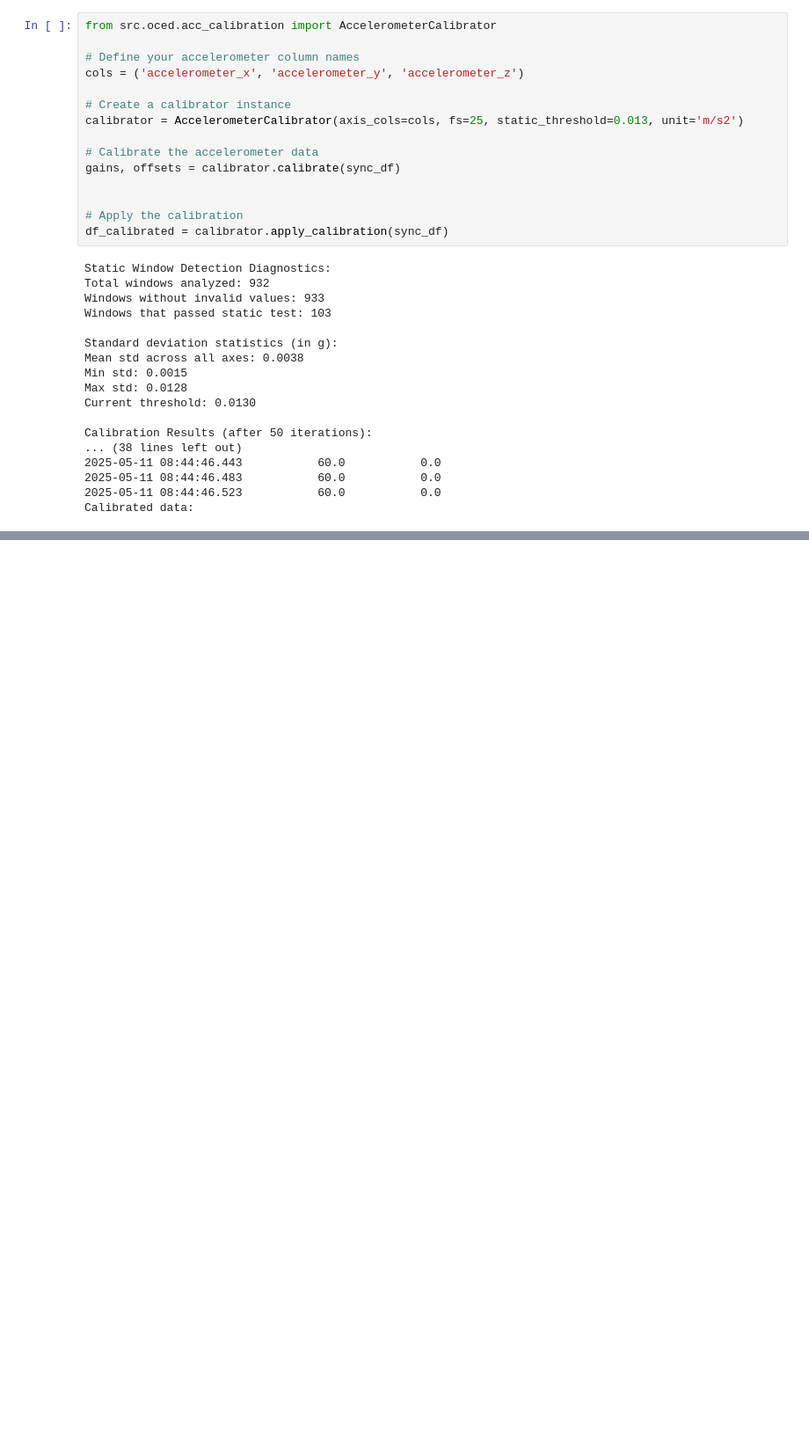
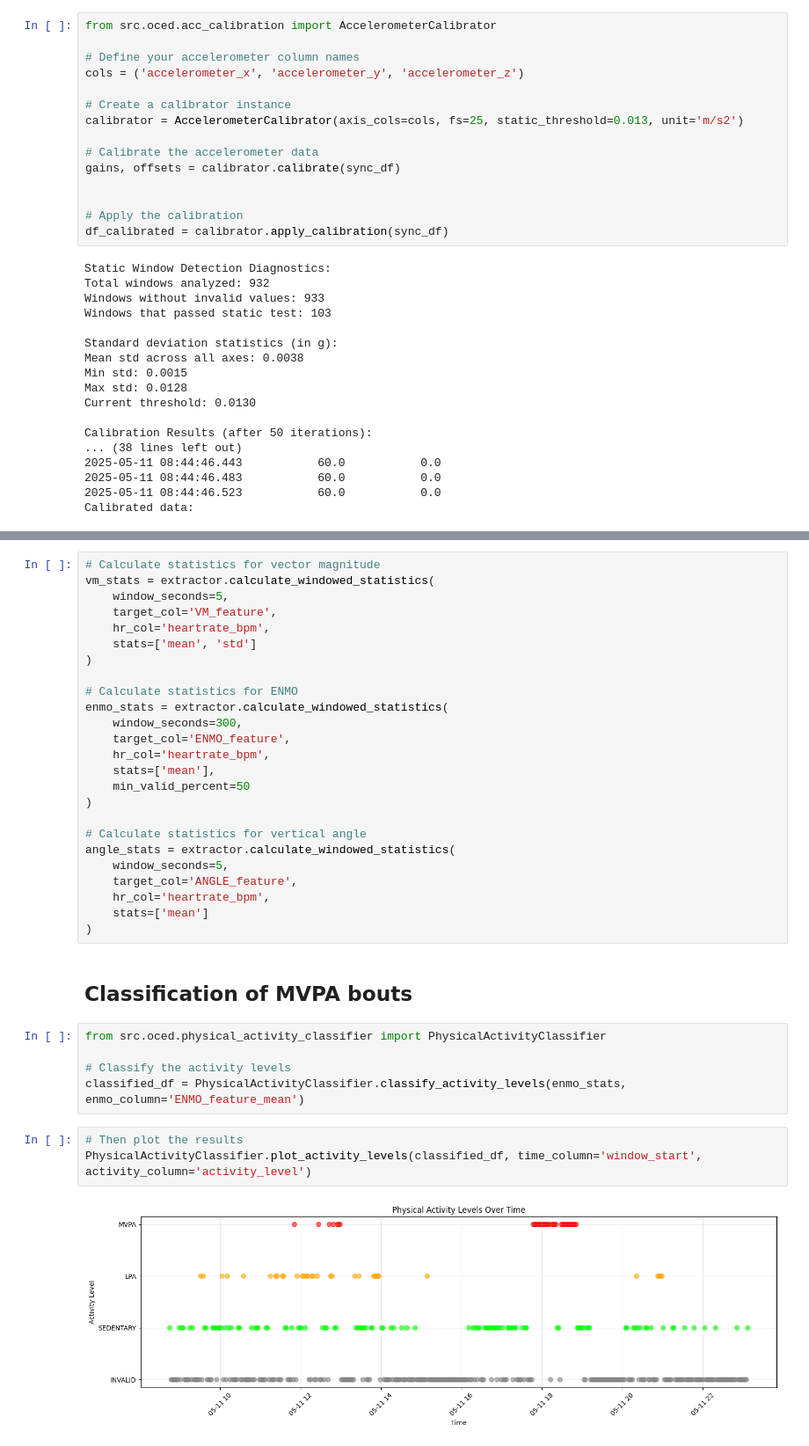
Before and after one commit to MariaInesRibeiro98/GameBus-HealthBehaviorMining, a Jupyter notebook: notebooks/05_data_query.ipynb, the cells around one changed output, grey strips where cells are left out. Shown at 88% size. Cells and saved outputs as stored; diff of their text form; blank space fills up the shorter version.

Commit message:
add physical activity classifier

```diff
--- a/notebooks/05_data_query.ipynb
+++ b/notebooks/05_data_query.ipynb
@@ -425,0 +432,37 @@ enmo = extractor.calculate_enmo(axis_cols=('accelerometer_x', 'accelerometer_y',
+# %%
+# Calculate statistics for vector magnitude
+vm_stats = extractor.calculate_windowed_statistics(
+    window_seconds=5,
+    target_col='VM_feature',
+    hr_col='heartrate_bpm',
+    stats=['mean', 'std']
+)
+
+# Calculate statistics for ENMO
+enmo_stats = extractor.calculate_windowed_statistics(
+    window_seconds=300,
+    target_col='ENMO_feature',
+    hr_col='heartrate_bpm',
+    stats=['mean'],
+    min_valid_percent=50
+)
+
+# Calculate statistics for vertical angle
+angle_stats = extractor.calculate_windowed_statistics(
+    window_seconds=5,
+    target_col='ANGLE_feature',
+    hr_col='heartrate_bpm',
+    stats=['mean']
+)
+# %% [markdown]
+## Classification of MVPA bouts
+# %%
+from src.oced.physical_activity_classifier import PhysicalActivityClassifier
+
+# Classify the activity levels
+classified_df = PhysicalActivityClassifier.classify_activity_levels(enmo_stats, enmo_column='ENMO_feature_mean')
+# %%
+# Then plot the results
+PhysicalActivityClassifier.plot_activity_levels(classified_df, time_column='window_start', activity_column='activity_level')
+# %% [output]
+[figure, added]
```
Also changed, not shown: parts of 5 cells of this notebook, 1 other file.
